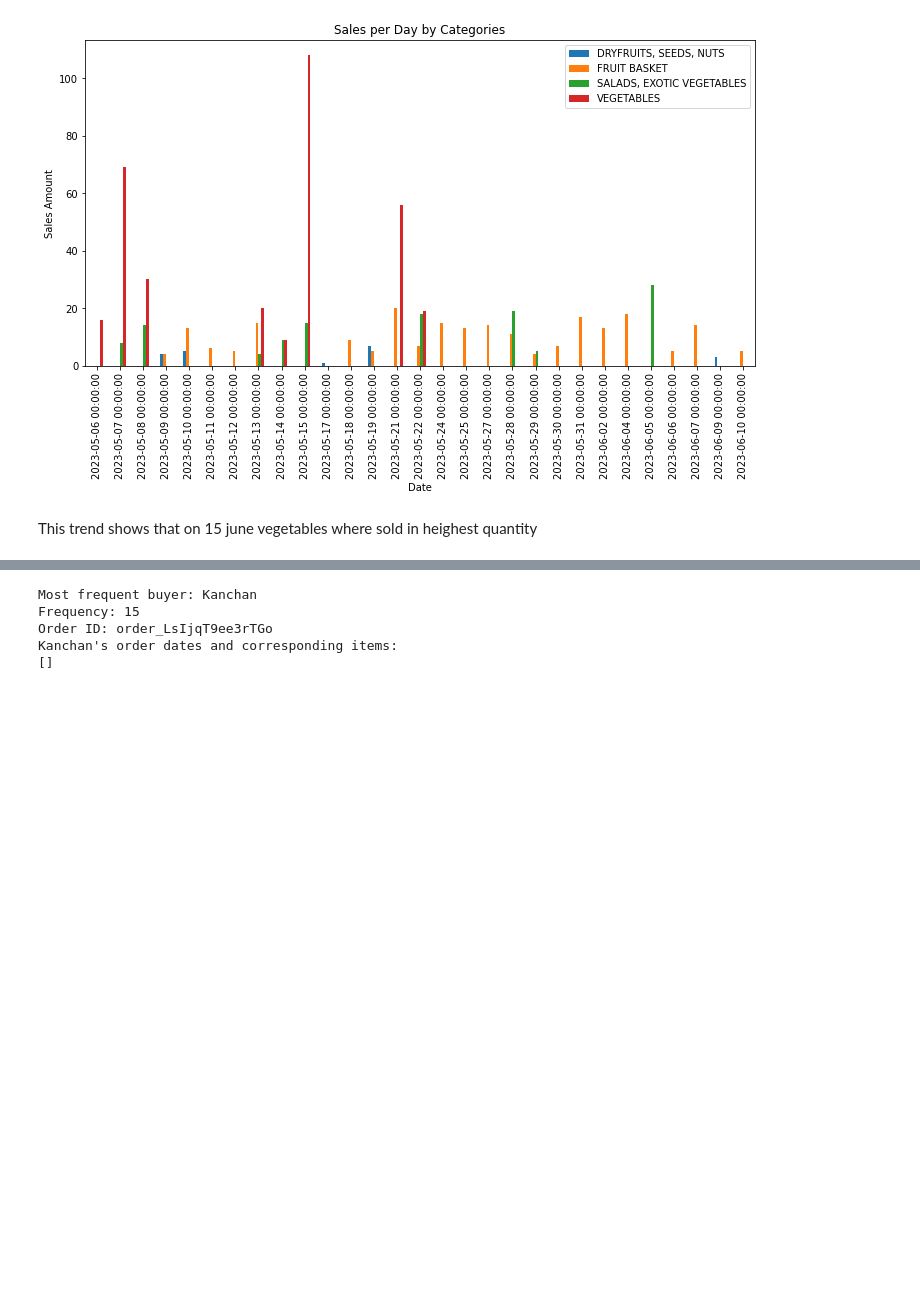
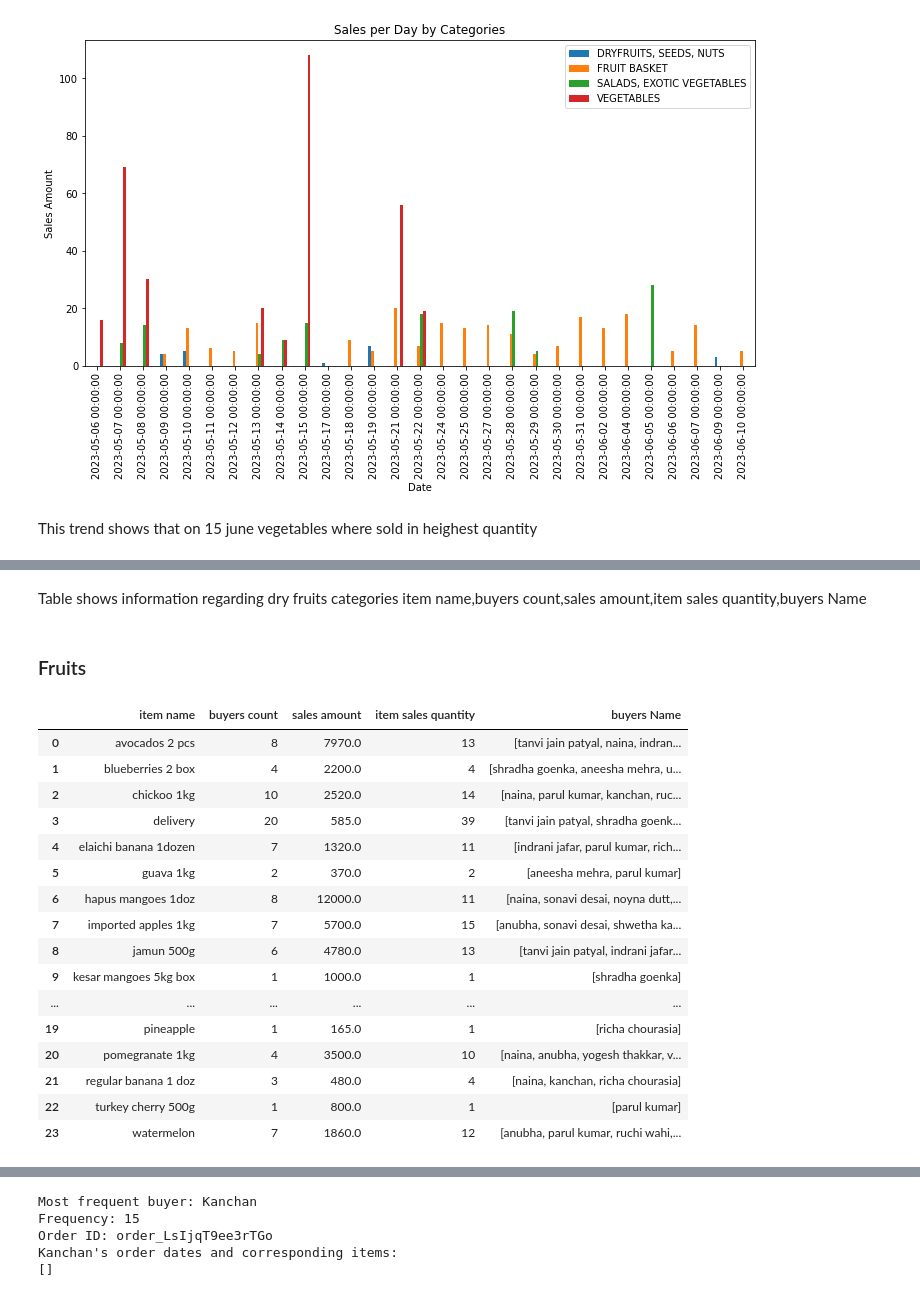
Before and after one commit to shuklatushar/Uniq_farm_analysis, a Jupyter notebook: original -tushar.ipynb, the cells around one changed output, grey strips where cells are left out. Cells and saved outputs as stored; diff of their text form; code cells hidden in the pictures; blank space fills up the shorter version.

```diff
--- a/original -tushar.ipynb
+++ b/original -tushar.ipynb
@@ -761,0 +761,36 @@ combined_data_payment_completed.groupby(['name', 'order_id']).size().reset_index
+# %% [markdown]
+Table shows information regarding dry fruits categories item name,buyers count,sales amount,item sales quantity,buyers Name
+# %% [markdown]
+### Fruits
+# %%
+fruits=combined_data_payment_completed[combined_data_payment_completed['payment page title']=='FRUIT BASKET']
+fruits_grouped=fruits.groupby('item name')['item payment amount','item quantity'].sum().reset_index()
+
+fruits_unique_names=fruits.groupby('item name')['name'].unique().reset_index()
+
+fruits_unique=fruits.groupby('item name')['name'].nunique().reset_index()
+
+merged_df = pd.merge(fruits_unique,fruits_grouped, on='item name', how='left')
+
+merged_df = pd.merge(merged_df,fruits_unique_names, on='item name', how='left')
+
+merged_df = merged_df.rename(columns={'name_x': 'buyers count','name_y':'buyers Name','item payment amount':'sales amount','item quantity':'item sales quantity'})
+merged_df
+# %% [output]
+|  | item name | buyers count | sales amount | item sales quantity | buyers Name |
+| 0 | avocados 2 pcs | 8 | 7970.0 | 13 | [tanvi jain patyal, naina, indran... |
+| 1 | blueberries 2 box | 4 | 2200.0 | 4 | [shradha goenka, aneesha mehra, u... |
+| 2 | chickoo 1kg | 10 | 2520.0 | 14 | [naina, parul kumar, kanchan, ruc... |
+| 3 | delivery | 20 | 585.0 | 39 | [tanvi jain patyal, shradha goenk... |
+| 4 | elaichi banana 1dozen | 7 | 1320.0 | 11 | [indrani jafar, parul kumar, rich... |
+| 5 | guava 1kg | 2 | 370.0 | 2 | [aneesha mehra, parul kumar] |
+| 6 | hapus mangoes 1doz | 8 | 12000.0 | 11 | [naina, sonavi desai, noyna dutt,... |
+| 7 | imported apples 1kg | 7 | 5700.0 | 15 | [anubha, sonavi desai, shwetha ka... |
+| 8 | jamun 500g | 6 | 4780.0 | 13 | [tanvi jain patyal, indrani jafar... |
+| 9 | kesar mangoes 5kg box | 1 | 1000.0 | 1 | [shradha goenka] |
+| ... | ... | ... | ... | ... | ... |
+| 19 | pineapple | 1 | 165.0 | 1 | [richa chourasia] |
+| 20 | pomegranate 1kg | 4 | 3500.0 | 10 | [naina, anubha, yogesh thakkar, v... |
+| 21 | regular banana 1 doz | 3 | 480.0 | 4 | [naina, kanchan, richa chourasia] |
+| 22 | turkey cherry 500g | 1 | 800.0 | 1 | [parul kumar] |
+| 23 | watermelon | 7 | 1860.0 | 12 | [anubha, parul kumar, ruchi wahi,... |
```
Also changed, not shown: parts of 18 cells of this notebook.
